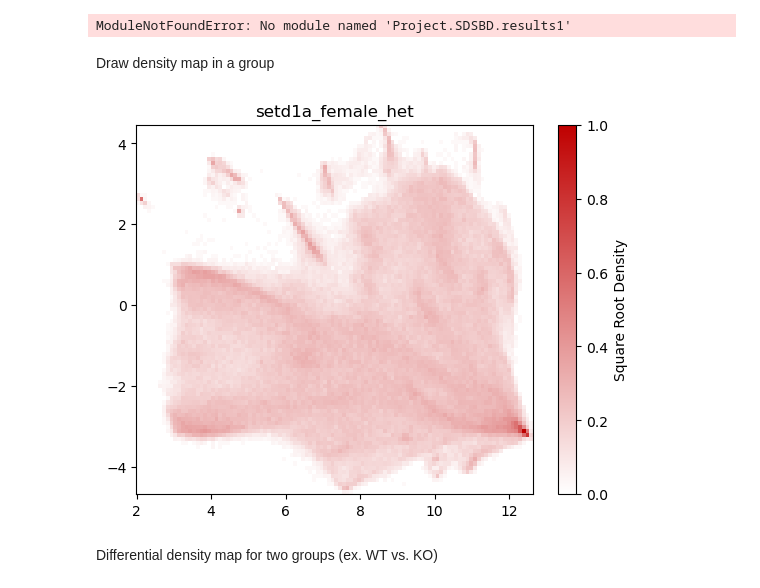
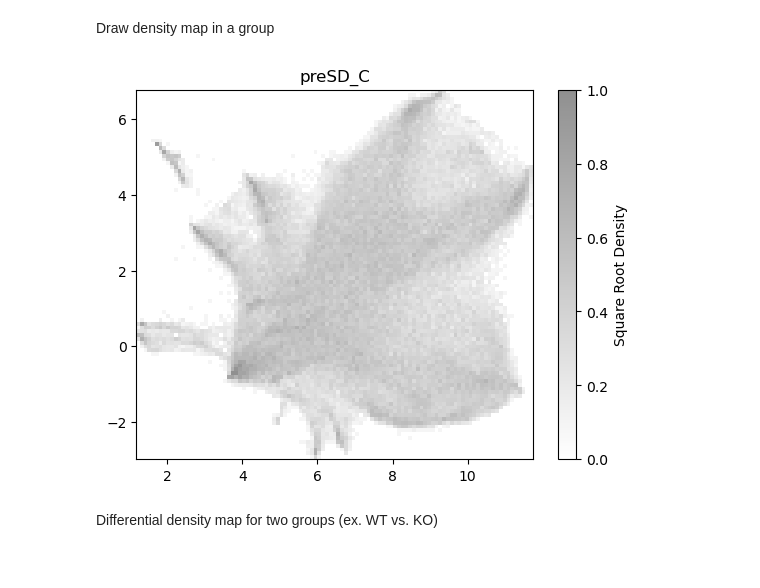
Before and after one commit to junesu0707/after_subtle, a Jupyter notebook: after_subtle_SDSBD.ipynb, the cells around one changed output. Cells and saved outputs as stored; diff of their text form; code cells hidden in the pictures.

```diff
--- a/after_subtle_SDSBD.ipynb
+++ b/after_subtle_SDSBD.ipynb
@@ -8,6 +8,7 @@ import os
 import sys
 import after_subtle.module as asmod
 import after_subtle.util as asutil
+import after_subtle.stats as asstats
 
 
 import Project.SDSBD.results1.params as params
@@ -42,38 +43,39 @@ COORDS_DIR = {
 analysis_names = ['preSD_C', 'preSD_R', 'preSD_S', 'preSD_S_extreme']
 
 # color map
-color1 = (238/255, 182/255, 76/255)  # susceptible color code
+color1 = (144/255, 144/255, 144/255)  # control group color code
 color2 = (62/255, 140/255, 87/255)  # resilient color code
+color3 = (238/255, 182/255, 76/255)  # susceptible color code
+color4 = (199/255, 135/255, 19/255)  # susceptible_extreme color code
 
-cmap_complementary = mcolors.LinearSegmentedColormap.from_list('custom_cmap', [(0, 'white'), (1, color1)])
-cmap_both = mcolors.LinearSegmentedColormap.from_list('custom_cmap', [(0, color2), (0.5, 'white'), (1, color1)])
+color_list = {
+    'preSD_C': color1,
+    'preSD_R': color2,
+    'preSD_S': color3,
+    'preSD_S_extreme': color4
+    }   # directory of the color code of groups
-# %% [output]
-ModuleNotFoundError: No module named 'Project.SDSBD.results1'
 # %% [markdown]
 Draw density map in a group
 # %%
-Draw_name = 'setd1a_female_het'
-wt_yes = 0 # 1: wt, 0: ko. for color code
+Draw_name = 'preSD_C'
 
 # use glob to find all subdirectories containing the desired files
 Draw_DIR = DIR[Draw_name]
 SAVE_DIR = SAVE_DIR_LIST[Draw_name]
 folder_list = acl.get_csv_paths(Draw_DIR)
 
 # Compute the density map
-cmap = cmap_complementary
+color_code = color_list[Draw_name]
+cmap = mcolors.LinearSegmentedColormap.from_list('custom_cmap', [(0, 'white'), (1, color_code)])
 
-if wt_yes == 1:
-    asmod.density_map(folder_list, cmap=cmap)
-else:
-    asmod.density_map(folder_list)
+asmod.density_map(folder_list, cmap=cmap)
 
 plt.title(Draw_name)
 plt.savefig(os.path.join(SAVE_DIR, Draw_name)+'_density_map.pdf', transparent=True, dpi=300)
 plt.savefig(os.path.join(SAVE_DIR, Draw_name)+'_density_map.png', transparent=False, dpi=300)
 plt.show()
 # %% [output]
-[figure, old version]
+[figure, new version]
 # %% [markdown]
 Differential density map for two groups (ex. WT vs. KO)
 # %%
```
Also changed, not shown: parts of 11 cells of this notebook.
